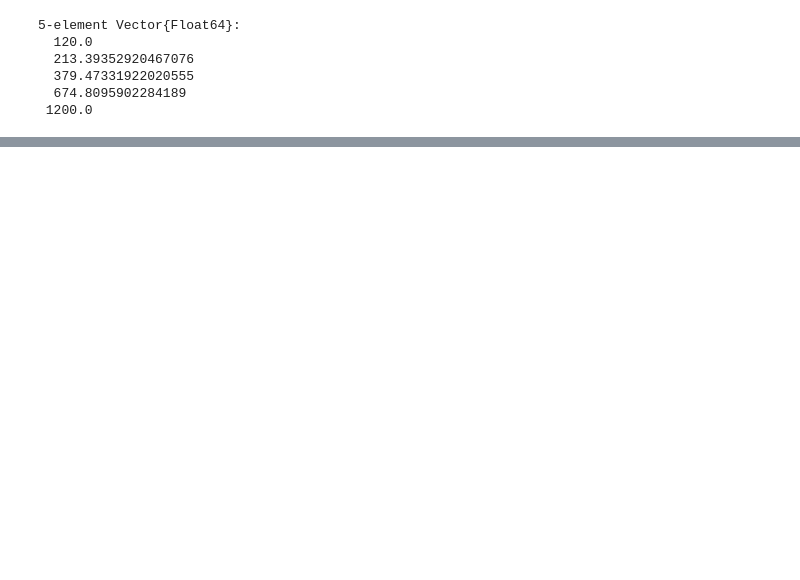
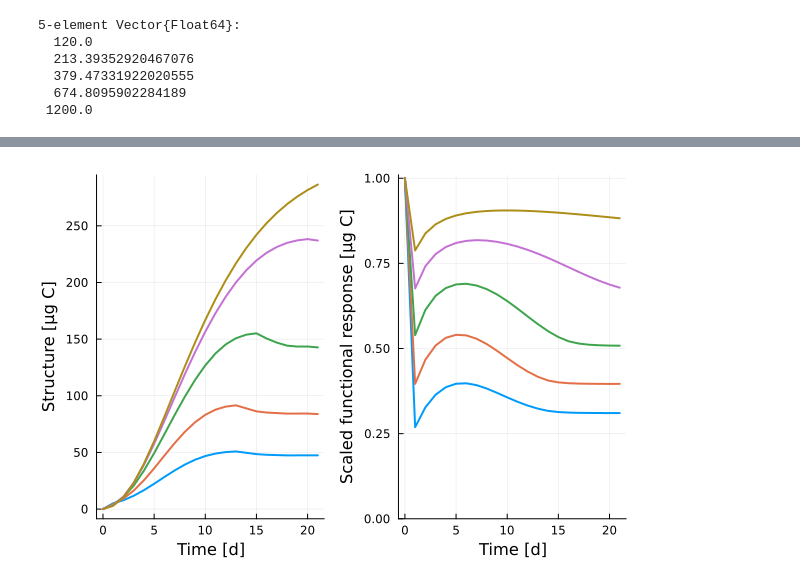
Before and after one commit to SimonHansul/DynamicHydra.jl, a Jupyter notebook: Quickstart.ipynb, the cells around one changed output, grey strips where cells are left out. Drawn from its saved outputs; the diff is of its cells as text; code cells hidden in the pictures; blank space fills up the shorter version.

```diff
--- a/Quickstart.ipynb
+++ b/Quickstart.ipynb
@@ -349,18 +347,0 @@ theta.glb.Xdot_in = GlobalParams().Xdot_in # reset to default value
-# %%
-yhat_vareta = DataFrame() # simulations with variable eta_IA
-
-Xvec = GlobalParams().Xdot_in .* 10 .^ range(log10(0.1), log10(1.), length = 5)
-
-for X in Xvec # for every food input rate
-    theta.glb.Xdot_in = X # assign parameter
-    yhat_X = simulator(theta) # run simulation
-    yhat_X[!,:Xdot_in] .= X # add a column with the food treatment
-    append!(yhat_vareta, yhat_X)
-end
-theta.glb.Xdot_in = GlobalParams().Xdot_in # reset to default value
-
-@df yhat_vareta plot(
-    plot(:t, :S, group = :Xdot_in, ylabel = "Structure [μg C]"),
-    plot(:t, :f_X, group = :Xdot_in, ylaebel = "Scaled functional response [μg C]"),
-    lw = 2, xlabel = "Time [d]"
-)
@@ -375,0 +407,29 @@ Xvec
+# %%
+using OrdinaryDiffEq
+
+theta = DEBParamCollection(spc = NewParams(eta_IA_min = 0.33, eta_IA_max = 0.66, K_X = 600/0.05)) # use the new parameters incl. calc_eta_IA!()
+
+function sweep_Xdot_in(theta; Xvec = GlobalParams().Xdot_in .* 10 .^ range(log10(0.1), log10(1.), length = 5))
+
+    yhat = DataFrame() # simulations with variable eta_IA
+
+
+
+    for X in Xvec # for every food input rate
+        theta.glb.Xdot_in = X # assign parameter
+        yhat_X = simulator(theta; alg = Euler(), dt = 1/24) # run simulation
+        yhat_X[!,:Xdot_in] .= X # add a column with the food treatment
+        append!(yhat, yhat_X)
+    end
+    theta.glb.Xdot_in = GlobalParams().Xdot_in # reset to default value
+
+    @df yhat plot(
+        plot(:t, :S, group = :Xdot_in, ylabel = "Structure [μg C]"),
+        plot(:t, :f_X, group = :Xdot_in, ylabel = "Scaled functional response [μg C]", ylim = (0,1.01)),
+        lw = 2, xlabel = "Time [d]"
+    )
+end
+
+sweep_Xdot_in(theta)
+# %% [output]
+[figure, added]
```
Also changed, not shown: parts of 24 cells of this notebook, 2 other files.
